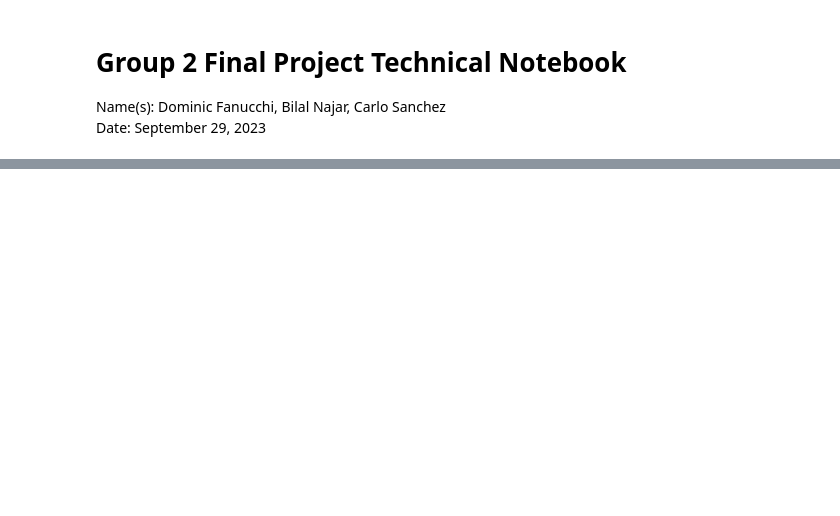
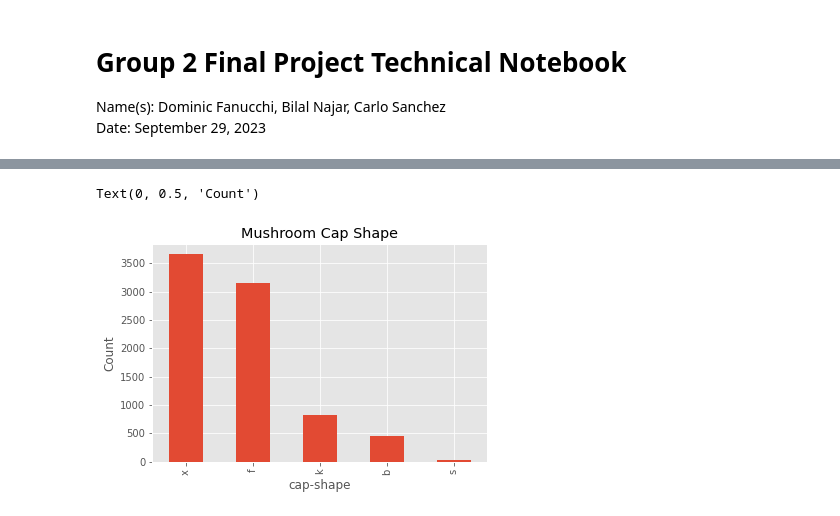
Before and after one commit to dominicfanucchi/aai-500_group2, a Jupyter notebook: Final-Project-Notebook-Team-2.ipynb, the cells around one changed output, grey strips where cells are left out. Saved outputs shown, nothing was run; the diff lists cells and outputs as text; code cells hidden in the pictures; blank space fills up the shorter version.

Commit message:
exploratory data analysis on mushroom dataset

```diff
--- a/Final-Project-Notebook-Team-2.ipynb
+++ b/Final-Project-Notebook-Team-2.ipynb
@@ -34,23 +64,31 @@ y = mushroom.data.targets
 # %%
 #set the data into a single dataframe
 mushroom_df = X.join(y, lsuffix='X', rsuffix='y')
-#mushroom_df.describe()
-#print(mushroom_df.head())
+# print(mushroom_df.describe()) # --> 8124r x 23c
+# print(mushroom_df.head())
 
 #get columns of the dataset
 columns = list(mushroom_df.columns)
-#print(columns)
+''' Column names for quick reference
+'cap-shape', 'cap-surface', 'cap-color', 'bruises', 'odor', 'gill-attachment',
+'gill-spacing', 'gill-size', 'gill-color', 'stalk-shape', 'stalk-root',
+'stalk-surface-above-ring', 'stalk-surface-below-ring', 'stalk-color-above-ring',
+'stalk-color-below-ring', 'veil-type', 'veil-color', 'ring-number', 'ring-type',
+'spore-print-color', 'population', 'habitat', 'poisonous'
+'''
+# print(columns)
+
+
 
 #examining possible missing values
-#print("Missing values distribution: ")
-#print(mushroom_df.isnull().mean())
-mushroom_df=mushroom_df.dropna()
-print("")
+# print("Missing values distribution: ")
+# print(mushroom_df.isnull().mean())
+# mushroom_df=mushroom_df.dropna()
+# print("")
+
 #there is missing data from the stalk-root column
-print(mushroom_df.isnull().mean())
+# print(mushroom_df.isnull().mean())
 
-#print(mushroom_df)
-
-print(mushroom_df['stalk-root'])
-print(mushroom_df)
+# print(mushroom_df['stalk-root'])
+# print(mushroom_df)
 # %% [output]
@@ -73,0 +137,3 @@ stalk-surface-above-ring    0.0
+# %%
+mushroom_df = mushroom_df.copy() # --> important to use to let pandas know that youre now referring to a new dataset and not referencing the previous
+print(mushroom_df)
@@ -73,0 +212,8 @@ stalk-surface-above-ring    0.0
+# %%
+# plot 1 feature
+ax = mushroom_df['cap-shape'].value_counts().head().plot(kind='bar', title='Mushroom Cap Shape')
+ax.set_xlabel('cap-shape')
+ax.set_ylabel('Count')
+# %% [output]
+Text(0, 0.5, 'Count')
+[figure, added]
```
Also changed, not shown: parts of 16 cells of this notebook.
